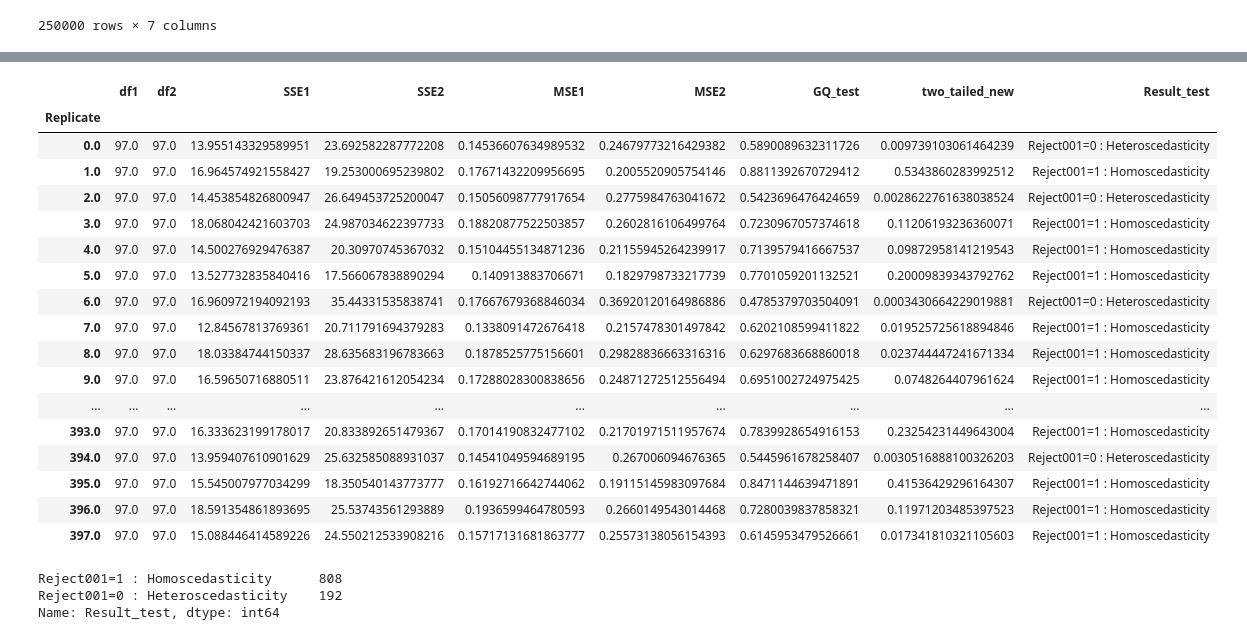
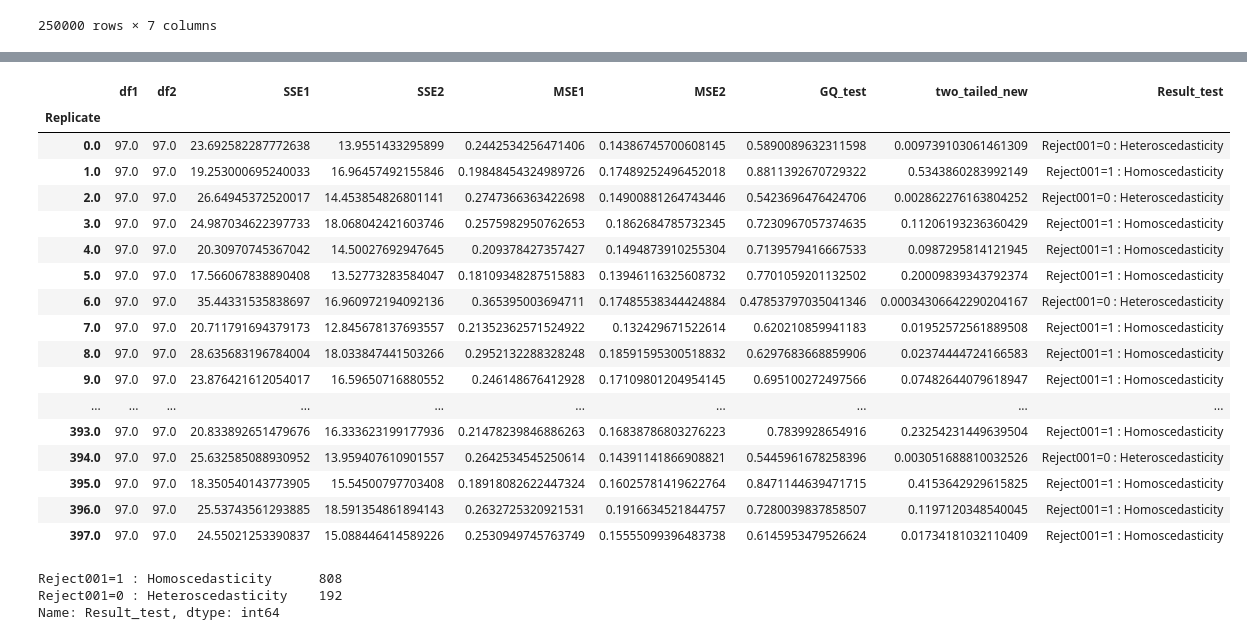
Before and after one commit to iam-fern/Generate_multiplication, a Jupyter notebook: GQtest_data_multi_delta_(_0_4)_n250_01.ipynb, the cells around one changed output, grey strips where cells are left out. Cells and saved outputs as stored; diff of their text form; code cells hidden in the pictures.

```diff
--- a/GQtest_data_multi_delta_(_0_4)_n250_01.ipynb
+++ b/GQtest_data_multi_delta_(_0_4)_n250_01.ipynb
@@ -142,7 +176,6 @@ def get_result(run_replicate, percent_data):
     new_table_sort = new_table.sort_values('x2')
     new_table_sort.reset_index(inplace=True)
     new_table_sort.drop(['index'], axis=1, inplace=True)
-
 
     # แบ่งข้อมูลกลุ่มที่ 1
     table1 = new_table_sort.iloc[:int(percent_data*new_table_sort.shape[0]) , :]
@@ -156,8 +189,7 @@ def get_result(run_replicate, percent_data):
     # หาค่า df กลุ่ม 1
     DF1 = model1.df_resid + 1
     SSE1 = model1.ssr
-    MSE1 = model1.mse_resid
-
+    MSE1 = SSE1/DF1
 
     # แบ่งข้อมูลกลุ่มที่ 2
     table2 = new_table_sort.iloc[int((1-percent_data)*new_table_sort.shape[0]): , :]
@@ -171,23 +203,21 @@ def get_result(run_replicate, percent_data):
     # หาค่า df กลุ่ม 2
     DF2 = model2.df_resid + 1
     SSE2 = model2.ssr
-    MSE2 = model2.mse_resid
+    MSE2 = SSE2/DF2
 
     # ค่าสถิติทดสอบ
     GQ_test = (SSE2/DF2) / (SSE1/DF1)
-
 
     df2 = DF2
     df1 = DF1
 
     # คำนวณค่า p-value
-    # sf(x, dfn, dfd, loc=0, scale=1) : Survival function (also defined as 1 - cdf, but sf is sometimes more accurate)
+    # pdf(x, dfn, dfd, loc=0, scale=1) : Probability density function
     two_tailed = 2.0*(1.0-(ss.f.cdf(GQ_test, df2, df1)))
+    p_greater = ss.f.cdf(GQ_test, df2, df1)
+    p_less = 1.0-ss.f.cdf(GQ_test, df2, df1)
 
-    # pdf(x, dfn, dfd, loc=0, scale=1) : Probability density function
-    p_greater = ss.f.cdf(GQ_test, df2, df1)
-
-    return df2, df1, SSE2, SSE1, MSE2, MSE1, GQ_test, two_tailed, p_greater
+    return df1, df2, SSE1, SSE2, MSE1, MSE2, GQ_test, two_tailed, p_greater, p_less
 
 # สร้าง list ของ replicates
 list_replicate=list({i[0] for i in table.index})
@@ -203,13 +233,14 @@ list_MSE2=[]
 list_GQ_test=[]
 list_two_tailed=[]
 list_p_greater=[]
+list_p_less=[]
 
 # กำหนด % การแบ่งข้อมูล
 percent_data=0.4
 
 # ใช้ for loop สำหรับการ run ทุก replicates
 for run_replicate in list_replicate:
-    df1, df2, SSE1, SSE2, MSE1, MSE2, GQ_test, two_tailed, p_greater=get_result(run_replicate, percent_data)
+    df1, df2, SSE1, SSE2, MSE1, MSE2, GQ_test, two_tailed, p_greater, p_less=get_result(run_replicate, percent_data)
     list_df1.append(df1)
     list_SSE1.append(SSE1)
     list_df2.append(df2)
@@ -219,6 +250,7 @@ for run_replicate in list_replicate:
     list_GQ_test.append(GQ_test)
     list_two_tailed.append(two_tailed)
     list_p_greater.append(p_greater)
+    list_p_less.append(p_less)
 # %%
 # สร้างตารางผลลัพธ์
 alpha = 0.01
@@ -257,39 +289,41 @@ result.astype(str)
 # %%
 # สร้างตารางผลลัพธ์
 alpha = 0.01
 pd.set_option('display.max_rows', 1000)
 pd.set_option('display.max_columns', 1000)
 pd.set_option('display.width', 1000)
 result=pd.DataFrame({"Replicate":list_replicate, "df1":list_df1, "df2":list_df2, "SSE1":list_SSE1,
                      "SSE2":list_SSE2, "MSE1":list_MSE1, "MSE2":list_MSE2,
-                     "GQ_test":list_GQ_test, "two_tailed":list_two_tailed, "greater":list_p_greater})
+                     "GQ_test":list_GQ_test, "two_tailed":list_two_tailed, "greater":list_p_greater, "less":list_p_less})
 result.set_index(['Replicate'], inplace=True)
 
-result['two_tailed_new']=result[["two_tailed","greater"]].apply(lambda value: value[0] if value[0]<0.5 else 2*value[1], axis=1)
+result['two_tailed_new']=result[["two_tailed","greater","less"]].apply(lambda value: value[0] if value[0]<0.5 else (2*value[1] if value[1]<0.5 else 2*value[2]) , axis=1)
 result["Result_test"]=result["two_tailed_new"].apply(lambda p_value: 'Reject001=0 : Heteroscedasticity'
                                                                   if p_value < alpha else 'Reject001=1 : Homoscedasticity')
 #two_tailed_new_show=two_tailed_new.drop(columns="greater")
-result_show=result.drop(columns=["two_tailed", "greater"])
+result_show=result.drop(columns=["two_tailed", "greater", "less"])
 result_show.astype(str)
+
+#result.astype(str)
 # %% [output]
 |  | df1 | df2 | SSE1 | SSE2 | MSE1 | MSE2 | GQ_test | two_tailed_new | Result_test |
 | Replicate |  |  |  |  |  |  |  |  |  |
-| 0.0 | 97.0 | 97.0 | 13.955143329589951 | 23.692582287772208 | 0.14536607634989532 | 0.24679773216429382 | 0.5890089632311726 | 0.009739103061464239 | Reject001=0 : Heteroscedasticity |
-| 1.0 | 97.0 | 97.0 | 16.964574921558427 | 19.253000695239802 | 0.17671432209956695 | 0.2005520905754146 | 0.8811392670729412 | 0.5343860283992512 | Reject001=1 : Homoscedasticity |
-| 2.0 | 97.0 | 97.0 | 14.453854826800947 | 26.649453725200047 | 0.15056098777917654 | 0.2775984763041672 | 0.5423696476424659 | 0.0028622761638038524 | Reject001=0 : Heteroscedasticity |
-| 3.0 | 97.0 | 97.0 | 18.068042421603703 | 24.987034622397733 | 0.18820877522503857 | 0.2602816106499764 | 0.7230967057374618 | 0.11206193236360071 | Reject001=1 : Homoscedasticity |
-| 4.0 | 97.0 | 97.0 | 14.500276929476387 | 20.30970745367032 | 0.15104455134871236 | 0.21155945264239917 | 0.7139579416667537 | 0.09872958141219543 | Reject001=1 : Homoscedasticity |
-| 5.0 | 97.0 | 97.0 | 13.527732835840416 | 17.566067838890294 | 0.140913883706671 | 0.1829798733217739 | 0.7701059201132521 | 0.20009839343792762 | Reject001=1 : Homoscedasticity |
-| 6.0 | 97.0 | 97.0 | 16.960972194092193 | 35.44331535838741 | 0.17667679368846034 | 0.36920120164986886 | 0.4785379703504091 | 0.0003430664229019881 | Reject001=0 : Heteroscedasticity |
-| 7.0 | 97.0 | 97.0 | 12.84567813769361 | 20.711791694379283 | 0.1338091472676418 | 0.2157478301497842 | 0.6202108599411822 | 0.019525725618894846 | Reject001=1 : Homoscedasticity |
-| 8.0 | 97.0 | 97.0 | 18.03384744150337 | 28.635683196783663 | 0.1878525775156601 | 0.29828836663316316 | 0.6297683668860018 | 0.023744447241671334 | Reject001=1 : Homoscedasticity |
-| 9.0 | 97.0 | 97.0 | 16.59650716880511 | 23.876421612054234 | 0.17288028300838656 | 0.24871272512556494 | 0.6951002724975425 | 0.0748264407961624 | Reject001=1 : Homoscedasticity |
+| 0.0 | 97.0 | 97.0 | 23.692582287772638 | 13.9551433295899 | 0.2442534256471406 | 0.14386745700608145 | 0.5890089632311598 | 0.009739103061461309 | Reject001=0 : Heteroscedasticity |
+| 1.0 | 97.0 | 97.0 | 19.253000695240033 | 16.96457492155846 | 0.19848454324989726 | 0.17489252496452018 | 0.8811392670729322 | 0.5343860283992149 | Reject001=1 : Homoscedasticity |
+| 2.0 | 97.0 | 97.0 | 26.64945372520017 | 14.453854826801141 | 0.2747366363422698 | 0.14900881264743446 | 0.5423696476424706 | 0.002862276163804252 | Reject001=0 : Heteroscedasticity |
+| 3.0 | 97.0 | 97.0 | 24.987034622397733 | 18.068042421603746 | 0.2575982950762653 | 0.1862684785732345 | 0.7230967057374635 | 0.11206193236360429 | Reject001=1 : Homoscedasticity |
+| 4.0 | 97.0 | 97.0 | 20.30970745367042 | 14.50027692947645 | 0.209378427357427 | 0.1494873910255304 | 0.7139579416667533 | 0.0987295814121945 | Reject001=1 : Homoscedasticity |
+| 5.0 | 97.0 | 97.0 | 17.566067838890408 | 13.52773283584047 | 0.18109348287515883 | 0.13946116325608732 | 0.7701059201132502 | 0.20009839343792374 | Reject001=1 : Homoscedasticity |
+| 6.0 | 97.0 | 97.0 | 35.44331535838697 | 16.960972194092136 | 0.365395003694711 | 0.17485538344424884 | 0.47853797035041346 | 0.00034306642290204167 | Reject001=0 : Heteroscedasticity |
+| 7.0 | 97.0 | 97.0 | 20.711791694379173 | 12.845678137693557 | 0.21352362571524922 | 0.132429671522614 | 0.620210859941183 | 0.01952572561889508 | Reject001=1 : Homoscedasticity |
+| 8.0 | 97.0 | 97.0 | 28.635683196784004 | 18.033847441503266 | 0.2952132288328248 | 0.18591595300518832 | 0.6297683668859906 | 0.02374444724166583 | Reject001=1 : Homoscedasticity |
+| 9.0 | 97.0 | 97.0 | 23.876421612054017 | 16.59650716880552 | 0.246148676412928 | 0.17109801204954145 | 0.695100272497566 | 0.07482644079618947 | Reject001=1 : Homoscedasticity |
 | ... | ... | ... | ... | ... | ... | ... | ... | ... | ... |
-| 393.0 | 97.0 | 97.0 | 16.333623199178017 | 20.833892651479367 | 0.17014190832477102 | 0.21701971511957674 | 0.7839928654916153 | 0.23254231449643004 | Reject001=1 : Homoscedasticity |
-| 394.0 | 97.0 | 97.0 | 13.959407610901629 | 25.632585088931037 | 0.14541049594689195 | 0.267006094676365 | 0.5445961678258407 | 0.0030516888100326203 | Reject001=0 : Heteroscedasticity |
-| 395.0 | 97.0 | 97.0 | 15.545007977034299 | 18.350540143773777 | 0.16192716642744062 | 0.19115145983097684 | 0.8471144639471891 | 0.41536429296164307 | Reject001=1 : Homoscedasticity |
-| 396.0 | 97.0 | 97.0 | 18.591354861893695 | 25.53743561293889 | 0.1936599464780593 | 0.2660149543014468 | 0.7280039837858321 | 0.11971203485397523 | Reject001=1 : Homoscedasticity |
-| 397.0 | 97.0 | 97.0 | 15.088446414589226 | 24.550212533908216 | 0.15717131681863777 | 0.25573138056154393 | 0.6145953479526661 | 0.017341810321105603 | Reject001=1 : Homoscedasticity |
+| 393.0 | 97.0 | 97.0 | 20.833892651479676 | 16.333623199177936 | 0.21478239846886263 | 0.16838786803276223 | 0.7839928654916 | 0.23254231449639504 | Reject001=1 : Homoscedasticity |
+| 394.0 | 97.0 | 97.0 | 25.632585088930952 | 13.959407610901557 | 0.2642534545250614 | 0.14391141866908821 | 0.5445961678258396 | 0.003051688810032526 | Reject001=0 : Heteroscedasticity |
+| 395.0 | 97.0 | 97.0 | 18.350540143773905 | 15.54500797703408 | 0.18918082622447324 | 0.16025781419622764 | 0.8471144639471715 | 0.4153642929615825 | Reject001=1 : Homoscedasticity |
+| 396.0 | 97.0 | 97.0 | 25.53743561293885 | 18.591354861894143 | 0.2632725320921531 | 0.1916634521844757 | 0.7280039837858507 | 0.1197120348540045 | Reject001=1 : Homoscedasticity |
+| 397.0 | 97.0 | 97.0 | 24.55021253390837 | 15.088446414589226 | 0.2530949745763749 | 0.15555099396483738 | 0.6145953479526624 | 0.01734181032110409 | Reject001=1 : Homoscedasticity |
 # %%
 result_show['Result_test'].value_counts()
 # %% [output]
```
Also changed, not shown: parts of 3 cells of this notebook.
